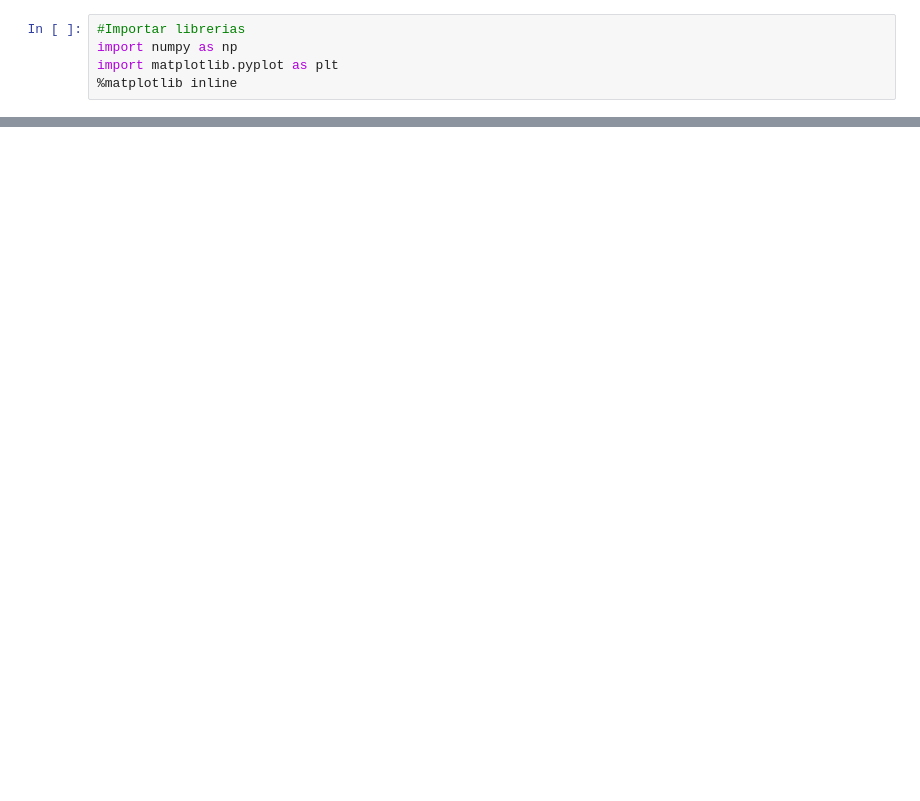
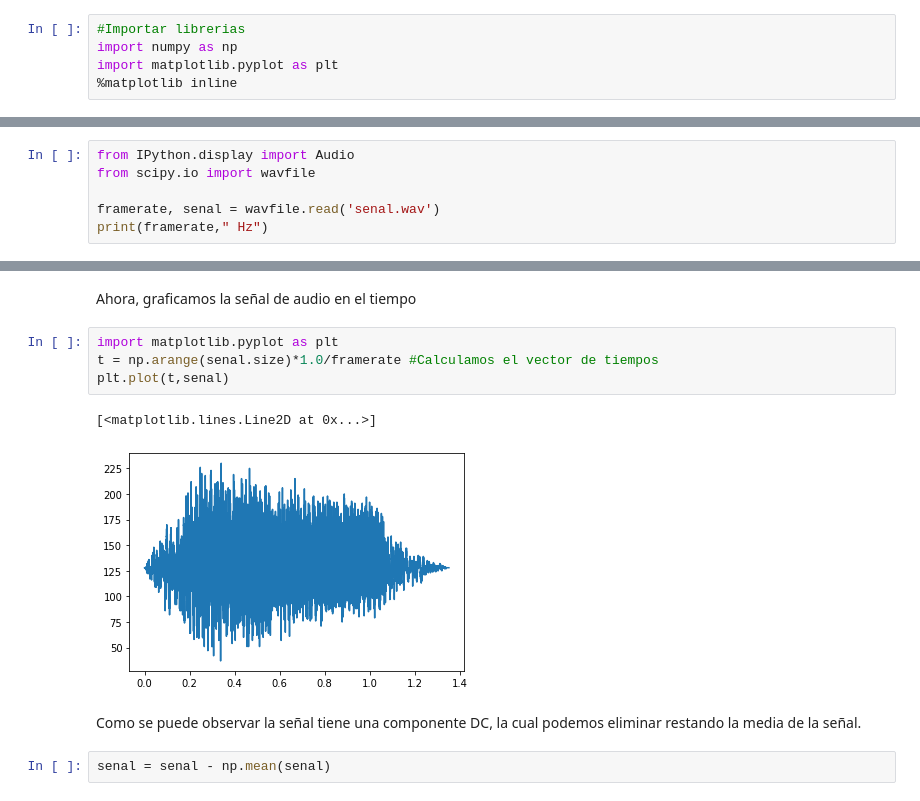
Before and after one commit to cdguarnizo/SCT54_ITM, a Jupyter notebook: Notebooks/02_ModulacionAM_Envolvente.ipynb, the cells around one changed output, grey strips where cells are left out. Drawn from its saved outputs; the diff is of its cells as text; blank space fills up the shorter version.

```diff
--- a/Notebooks/02_ModulacionAM_Envolvente.ipynb
+++ b/Notebooks/02_ModulacionAM_Envolvente.ipynb
@@ -35,0 +65,6 @@ plt.plot(t,venn,'k--')
+# %%
+from IPython.display import Audio
+from scipy.io import wavfile
+
+framerate, senal = wavfile.read('senal.wav')
+print(framerate," Hz")
@@ -35,0 +79,13 @@ plt.plot(t,venn,'k--')
+# %% [markdown]
+Ahora, graficamos la señal de audio en el tiempo
+# %%
+import matplotlib.pyplot as plt
+t = np.arange(senal.size)*1.0/framerate #Calculamos el vector de tiempos
+plt.plot(t,senal)
+# %% [output]
+[<matplotlib.lines.Line2D at 0x...>]
+[figure, added]
+# %% [markdown]
+Como se puede observar la señal tiene una componente DC, la cual podemos eliminar restando la media de la señal.
+# %%
+senal = senal - np.mean(senal)
```
Also changed, not shown: parts of 35 cells of this notebook.
